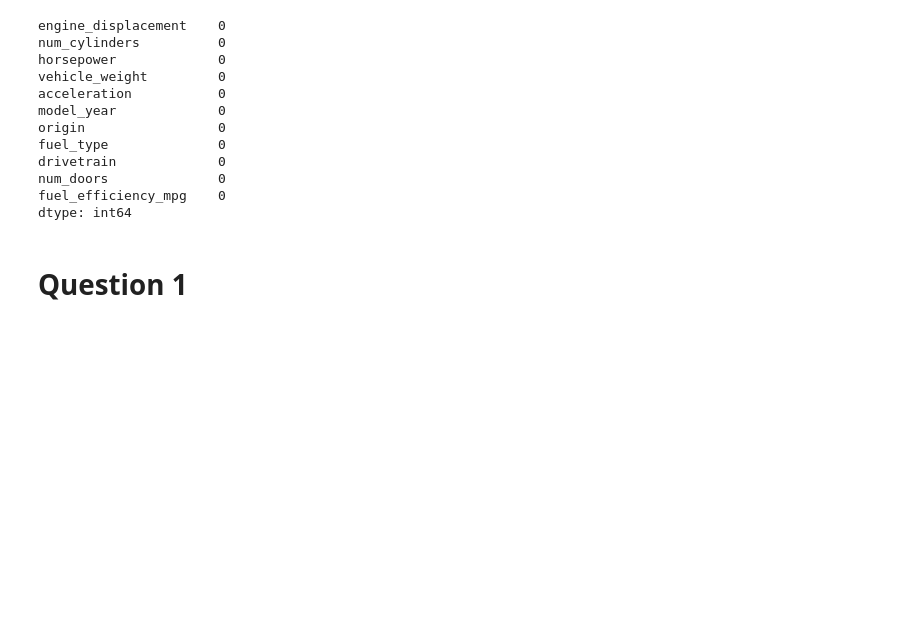
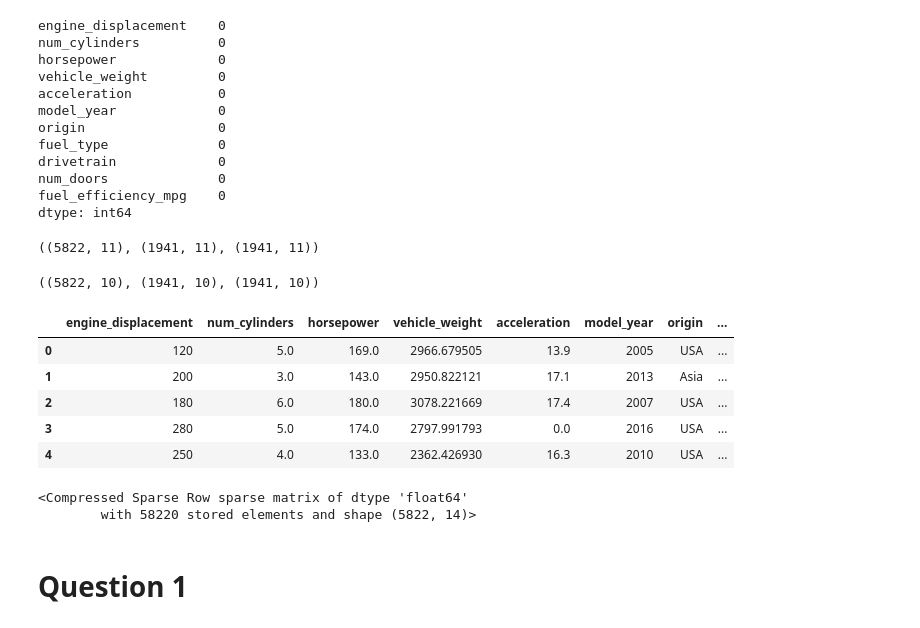
Before and after one commit to Agnes4Him/machine-learning-zoomcamp, a Jupyter notebook: week6/week6.ipynb, the cells around one changed output. Saved outputs shown, nothing was run; the diff lists cells and outputs as text; code cells hidden in the pictures; blank space fills up the shorter version.

```diff
--- a/week6/week6.ipynb
+++ b/week6/week6.ipynb
@@ -69,0 +70,4 @@ del df_test["fuel_efficiency_mpg"]
+# %%
+df_train.shape, df_val.shape, df_test.shape
+# %% [output]
+((5822, 11), (1941, 11), (1941, 11))
@@ -70,3 +78,16 @@ del df_test["fuel_efficiency_mpg"]
+# %%
+df_train.shape, df_val.shape, df_test.shape
+# %% [output]
+((5822, 10), (1941, 10), (1941, 10))
+# %%
+df_train.head()
+# %% [output]
+|  | engine_displacement | num_cylinders | horsepower | vehicle_weight | acceleration | model_year | origin | ... |
+| 0 | 120 | 5.0 | 169.0 | 2966.679505 | 13.9 | 2005 | USA | ... |
+| 1 | 200 | 3.0 | 143.0 | 2950.822121 | 17.1 | 2013 | Asia | ... |
+| 2 | 180 | 6.0 | 180.0 | 3078.221669 | 17.4 | 2007 | USA | ... |
+| 3 | 280 | 5.0 | 174.0 | 2797.991793 | 0.0 | 2016 | USA | ... |
+| 4 | 250 | 4.0 | 133.0 | 2362.426930 | 16.3 | 2010 | USA | ... |
 # %%
 dv = DictVectorizer(sparse=True)
 # %%
@@ -77,6 +98,11 @@ test_dict = df_test.to_dict(orient="records")
 X_train = dv.fit_transform(train_dict)
 X_val = dv.transform(val_dict)
 X_test = dv.transform(test_dict)
+# %%
+X_train
+# %% [output]
+<Compressed Sparse Row sparse matrix of dtype 'float64'
+        with 58220 stored elements and shape (5822, 14)>
 # %% [markdown]
 # Question 1
 # %%
```
Also changed, not shown: parts of 28 cells of this notebook, 3 other files.
